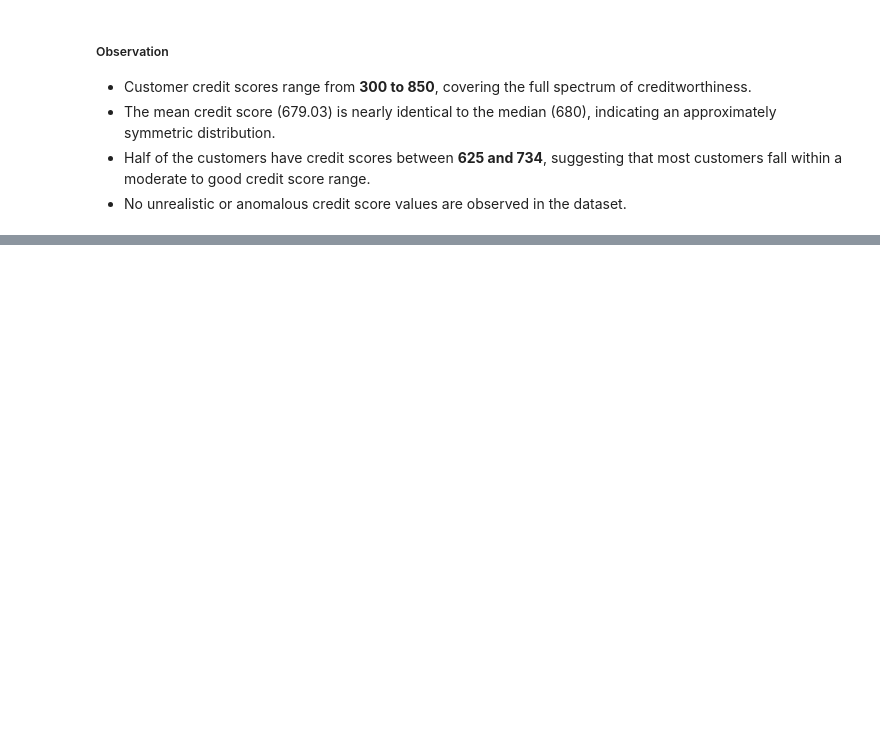
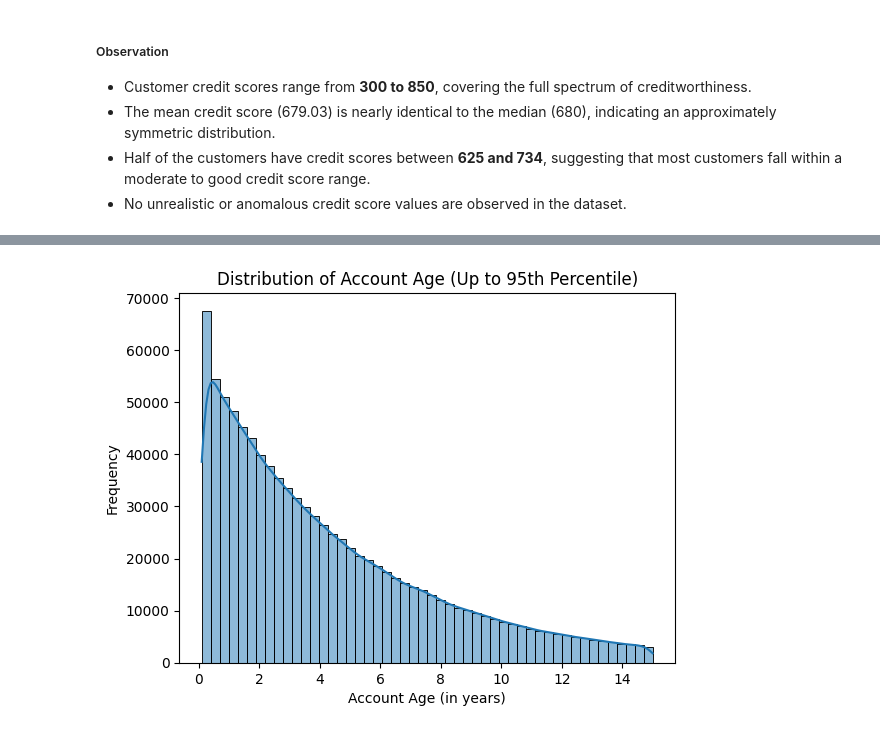
Before and after one commit to abhi-saurav-saroya/bank-fraud-eda, a Jupyter notebook: notebooks/02_exploratory_data_analysis.ipynb, the cells around one changed output, grey strips where cells are left out. Cells and saved outputs as stored; diff of their text form; code cells hidden in the pictures; blank space fills up the shorter version.

```diff
--- a/notebooks/02_exploratory_data_analysis.ipynb
+++ b/notebooks/02_exploratory_data_analysis.ipynb
@@ -399,0 +449,16 @@ plt.show()
+# %%
+limit = df["account_age_years"].quantile(0.95)
+
+sns.histplot(
+    df[df["account_age_years"] <= limit]["account_age_years"],
+    bins = 50,
+    kde = True
+)
+
+plt.xlabel("Account Age (in years)")
+plt.ylabel("Frequency")
+plt.title("Distribution of Account Age (Up to 95th Percentile)")
+
+plt.show()
+# %% [output]
+[figure, added]
```
Also changed, not shown: parts of 7 cells of this notebook.
